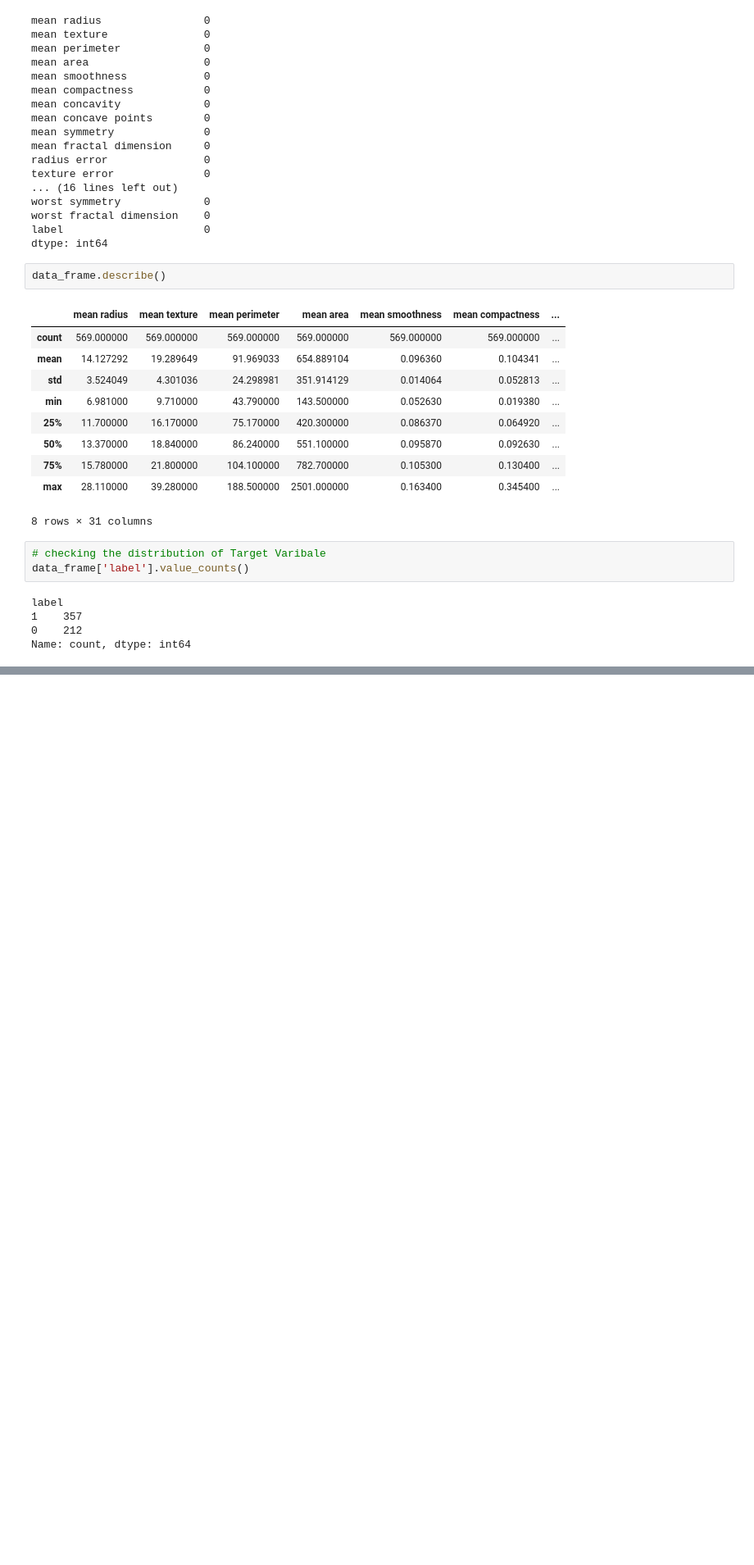
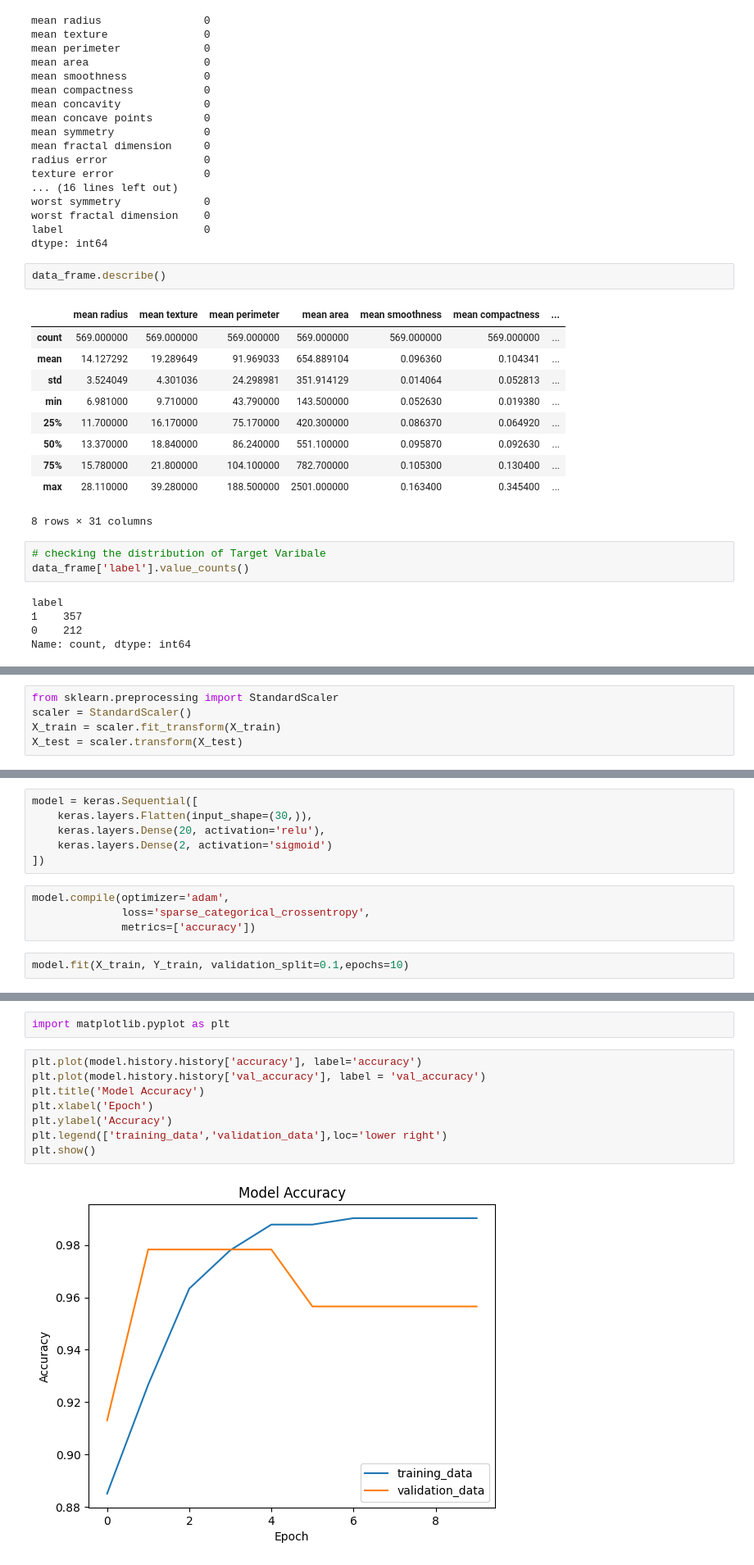
Before and after one commit to akanksha718/Deep-Learning-Projects, a Jupyter notebook: first.ipynb, the cells around one changed output, grey strips where cells are left out. Shown: that part at 82% size. Cells and saved outputs as stored; diff of their text form; blank space fills up the shorter version.

```diff
--- a/first.ipynb
+++ b/first.ipynb
@@ -110,0 +127,5 @@ Name: count, dtype: int64
+# %%
+from sklearn.preprocessing import StandardScaler
+scaler = StandardScaler()
+X_train = scaler.fit_transform(X_train)
+X_test = scaler.transform(X_test)
@@ -110,0 +136,12 @@ Name: count, dtype: int64
+# %%
+model = keras.Sequential([
+    keras.layers.Flatten(input_shape=(30,)),
+    keras.layers.Dense(20, activation='relu'),
+    keras.layers.Dense(2, activation='sigmoid')
+])
+# %%
+model.compile(optimizer='adam',
+              loss='sparse_categorical_crossentropy',
+              metrics=['accuracy'])
+# %%
+model.fit(X_train, Y_train, validation_split=0.1,epochs=10)
@@ -110,0 +170,12 @@ Name: count, dtype: int64
+# %%
+import matplotlib.pyplot as plt
+# %%
+plt.plot(model.history.history['accuracy'], label='accuracy')
+plt.plot(model.history.history['val_accuracy'], label = 'val_accuracy')
+plt.title('Model Accuracy')
+plt.xlabel('Epoch')
+plt.ylabel('Accuracy')
+plt.legend(['training_data','validation_data'],loc='lower right')
+plt.show()
+# %% [output]
+[figure, added]
```
Also changed, not shown: parts of 13 cells of this notebook, 1 other file.
